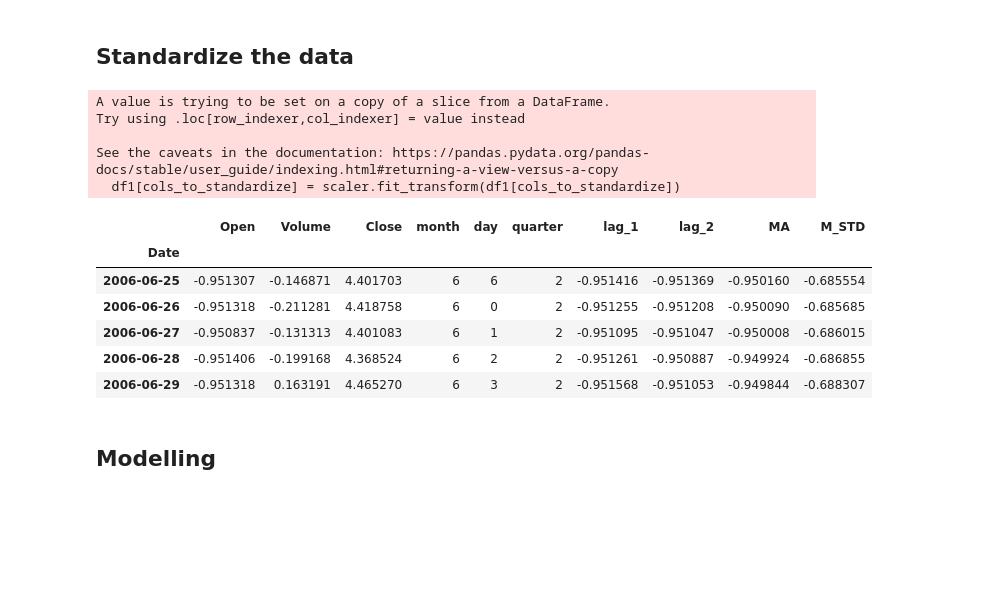
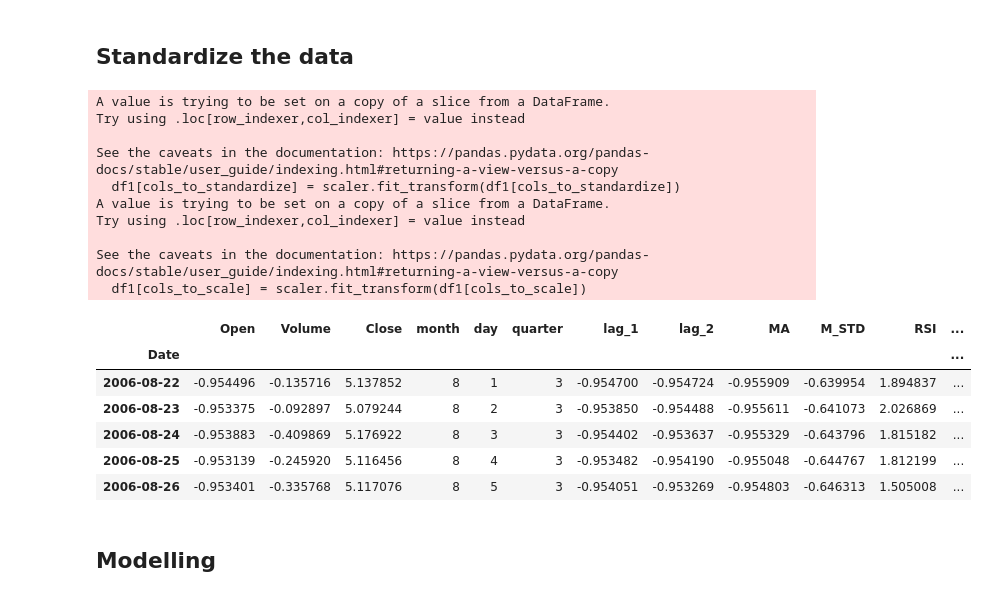
Before and after one commit to yjiahao/time-series-stocks, a Jupyter notebook: XGBoost.ipynb, the cells around one changed output. Cells and saved outputs as stored; diff of their text form; code cells hidden in the pictures; blank space fills up the shorter version.

```diff
--- a/XGBoost.ipynb
+++ b/XGBoost.ipynb
@@ -113,3 +111,23 @@ df.head()
 | 2006-05-29 | 4.214332 | 4.225262 | 4.015487 | 4.114793 | 63184500.0 | 0.0 | 0.0 | 5 | 0 | 2 | ... |
 | 2006-05-30 | 4.183400 | 4.184330 | 3.986184 | 4.093164 | 49898000.0 | 0.0 | 0.0 | 5 | 1 | 2 | ... |
 | 2006-05-31 | 4.125723 | 4.219679 | 4.125723 | 4.180608 | 30002000.0 | 0.0 | 0.0 | 5 | 2 | 2 | ... |
+# %%
+# add RSI
+df['avg_gain'] = df['gain'].rolling(window = 30, min_periods = 1).mean()
+df['avg_loss'] = df['loss'].rolling(window = 30, min_periods = 1).mean()
+
+df['RSI'] = 100 - (100 / (1 + (df["avg_gain"] / df["avg_loss"])))
+# add ARBR with n = 30
+sum_high_open_diff = (df["High"] - df["Open"]).rolling(window=6, min_periods=1).sum()
+sum_open_low_diff = (df["Open"] - df["Low"]).rolling(window=6, min_periods=1).sum()
+df['AR'] = 100 * (sum_high_open_diff / sum_open_low_diff)
+
+shifted_close_1 = df["Close"].shift(1)
+max_high_close_diff = (df['High'] - shifted_close_1).apply(lambda v: max(0, v))
+max_close_low_diff = (shifted_close_1 - df['Low']).apply(lambda v: max(0, v))
+df['BR'] = 100 * (max_high_close_diff.rolling(window=6, min_periods=1).sum()
+                  / max_close_low_diff.rolling(window=6, min_periods=1).sum())
+# robust scaling on these features: rmse = 7.92
+
+
+df[:7]
@@ -120,7 +148,7 @@ df['M_STD'] = df["lag_1"].rolling(30).std()
 
 df = df.dropna() # remove NaNs after rolling functions have been applied
 # %%
-columns_to_keep = ["Open", "Volume", "Close", "month", "day", "quarter", "lag_1", "lag_2", "MA", "M_STD"] # ignore RSI, since it makes predictions worse
+columns_to_keep = ["Open", "Volume", "Close", "month", "day", "quarter", "lag_1", "lag_2", "MA", "M_STD", "RSI", "AR", "BR"] # ignore RSI, since it makes predictions worse
 df1 = df[columns_to_keep]
 df1.head()
 # %% [output]
@@ -135,22 +163,30 @@ df1.head()
 ## Standardize the data
 # %%
 scaler = StandardScaler()
+robust_scaler = RobustScaler()
 cols_to_standardize = ['Open', "Volume", "lag_1", "lag_2", "MA", "M_STD"]
 df1[cols_to_standardize] = scaler.fit_transform(df1[cols_to_standardize])
+cols_to_scale = ['AR', 'BR', "RSI"]
+df1[cols_to_scale] = scaler.fit_transform(df1[cols_to_scale])
 df1.head()
 # %% [output]
 A value is trying to be set on a copy of a slice from a DataFrame.
 Try using .loc[row_indexer,col_indexer] = value instead
 
 See the caveats in the documentation: https://pandas.pydata.org/pandas-docs/stable/user_guide/indexing.html#returning-a-view-versus-a-copy
   df1[cols_to_standardize] = scaler.fit_transform(df1[cols_to_standardize])
+A value is trying to be set on a copy of a slice from a DataFrame.
+Try using .loc[row_indexer,col_indexer] = value instead
+
+See the caveats in the documentation: https://pandas.pydata.org/pandas-docs/stable/user_guide/indexing.html#returning-a-view-versus-a-copy
+  df1[cols_to_scale] = scaler.fit_transform(df1[cols_to_scale])
-|  | Open | Volume | Close | month | day | quarter | lag_1 | lag_2 | MA | M_STD |
-| Date |  |  |  |  |  |  |  |  |  |  |
-| 2006-06-25 | -0.951307 | -0.146871 | 4.401703 | 6 | 6 | 2 | -0.951416 | -0.951369 | -0.950160 | -0.685554 |
-| 2006-06-26 | -0.951318 | -0.211281 | 4.418758 | 6 | 0 | 2 | -0.951255 | -0.951208 | -0.950090 | -0.685685 |
-| 2006-06-27 | -0.950837 | -0.131313 | 4.401083 | 6 | 1 | 2 | -0.951095 | -0.951047 | -0.950008 | -0.686015 |
-| 2006-06-28 | -0.951406 | -0.199168 | 4.368524 | 6 | 2 | 2 | -0.951261 | -0.950887 | -0.949924 | -0.686855 |
-| 2006-06-29 | -0.951318 | 0.163191 | 4.465270 | 6 | 3 | 2 | -0.951568 | -0.951053 | -0.949844 | -0.688307 |
+|  | Open | Volume | Close | month | day | quarter | lag_1 | lag_2 | MA | M_STD | RSI | ... |
+| Date |  |  |  |  |  |  |  |  |  |  |  | ... |
+| 2006-08-22 | -0.954496 | -0.135716 | 5.137852 | 8 | 1 | 3 | -0.954700 | -0.954724 | -0.955909 | -0.639954 | 1.894837 | ... |
+| 2006-08-23 | -0.953375 | -0.092897 | 5.079244 | 8 | 2 | 3 | -0.953850 | -0.954488 | -0.955611 | -0.641073 | 2.026869 | ... |
+| 2006-08-24 | -0.953883 | -0.409869 | 5.176922 | 8 | 3 | 3 | -0.954402 | -0.953637 | -0.955329 | -0.643796 | 1.815182 | ... |
+| 2006-08-25 | -0.953139 | -0.245920 | 5.116456 | 8 | 4 | 3 | -0.953482 | -0.954190 | -0.955048 | -0.644767 | 1.812199 | ... |
+| 2006-08-26 | -0.953401 | -0.335768 | 5.117076 | 8 | 5 | 3 | -0.954051 | -0.953269 | -0.954803 | -0.646313 | 1.505008 | ... |
 # %% [markdown]
 ## Modelling
 # %%
```
Also changed, not shown: parts of 8 cells of this notebook.
